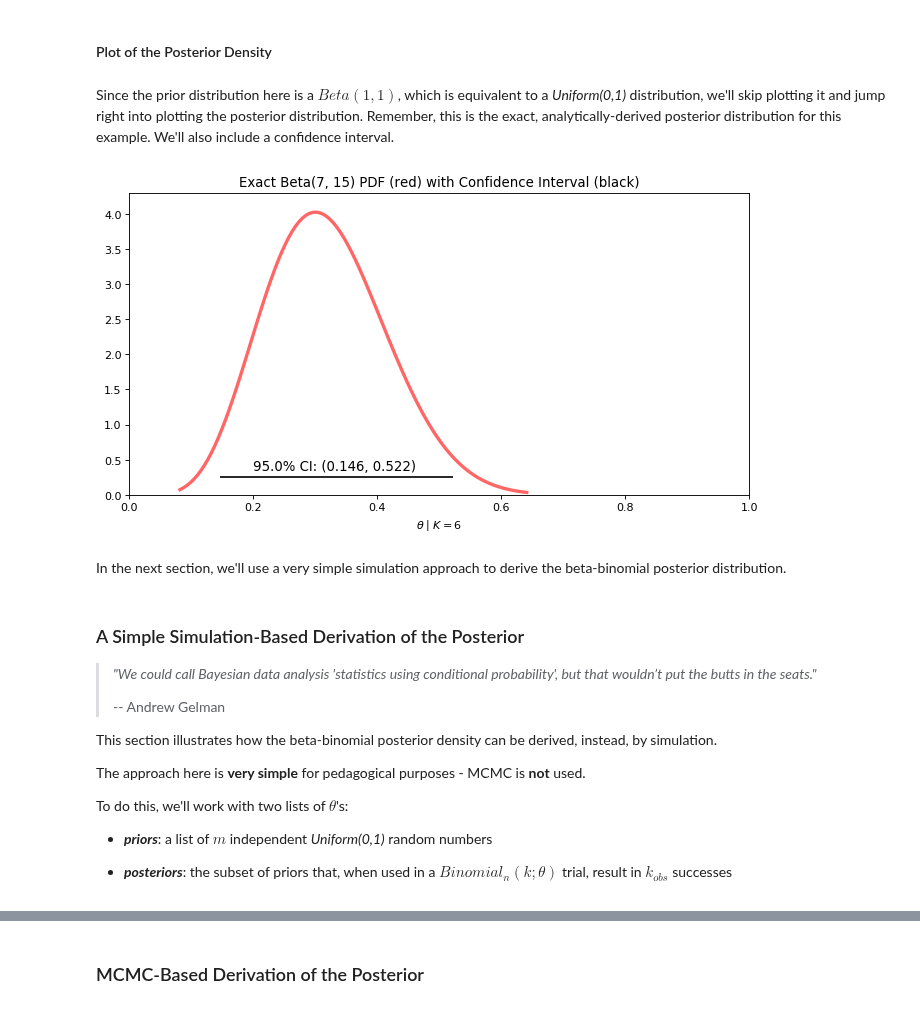
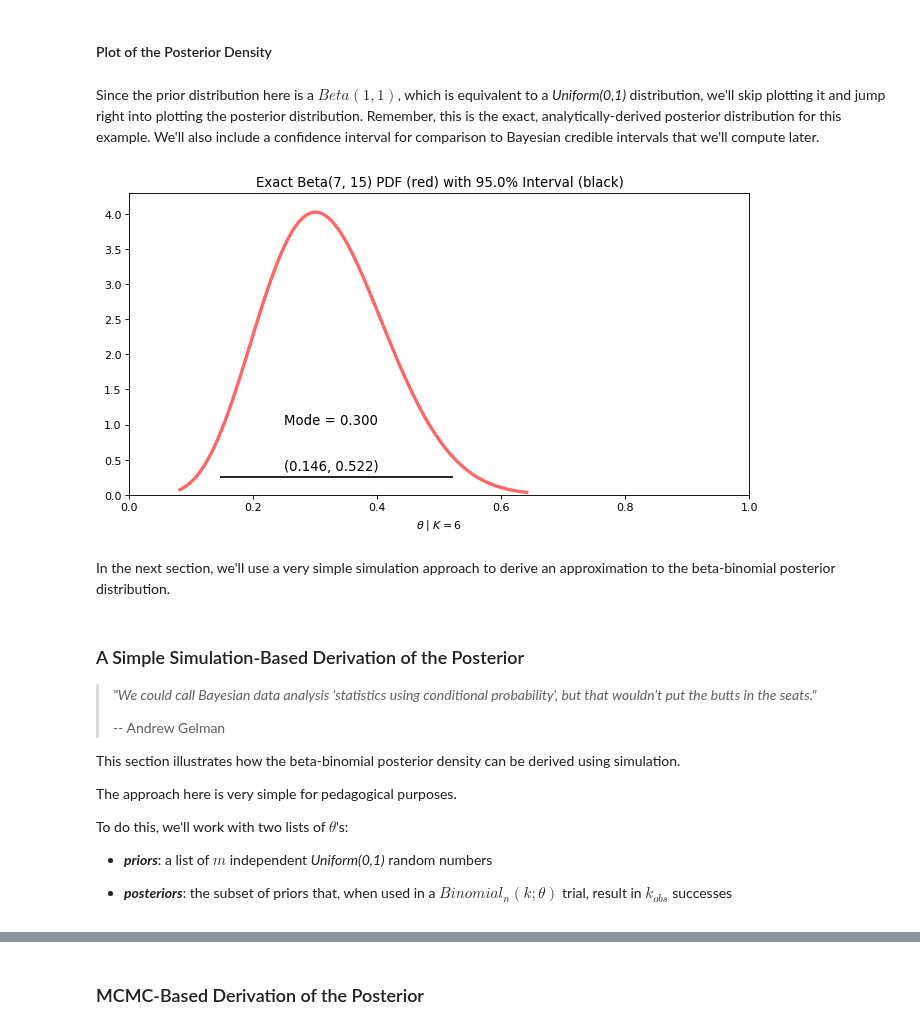
Before and after one commit to alreich/ipython-notebooks, a Jupyter notebook: Bayesian_Beta_Binomial_Example.ipynb, the cells around one changed output, grey strips where cells are left out. Cells and saved outputs as stored; diff of their text form; code cells hidden in the pictures.

```diff
--- a/Bayesian_Beta_Binomial_Example.ipynb
+++ b/Bayesian_Beta_Binomial_Example.ipynb
@@ -88,42 +88,47 @@ So, the posterior distribution is Beta(7, 15) = Beta(1 + 6, 1 + 20 - 6)
 # %% [markdown]
 #### Plot of the Posterior Density
 # %% [markdown]
-Since the prior distribution here is a $Beta(1,1)$, which is equivalent to a <i>Uniform(0,1)</i> distribution, we'll skip plotting it and jump right into plotting the posterior distribution.  Remember, this is the exact, analytically-derived posterior distribution for this example.  We'll also include a confidence interval.
+Since the prior distribution here is a $Beta(1,1)$, which is equivalent to a <i>Uniform(0,1)</i> distribution, we'll skip plotting it and jump right into plotting the posterior distribution.  Remember, this is the exact, analytically-derived posterior distribution for this example.  We'll also include a confidence interval for comparison to Bayesian credible intervals that we'll compute later.
 # %%
 from scipy.stats import uniform, binom, beta
 import numpy as np
 import matplotlib.pyplot as plt
 %matplotlib inline
 
+# Exact Beta mode
+beta_mode = (post_alpha - 1) / (post_alpha + post_beta - 2)
+mode_label = f"Mode = {beta_mode:0.3f}"
+
 # Exact Confidence Interval
 conf_int_size = 0.95
 p1 = (1 - conf_int_size)/2
 ci_low, ci_high = beta.ppf([p1, 1-p1], *posterior_beta_parameters)
-ci_label = f"{100 * conf_int_size:0.1f}% CI: ({ci_low:0.3f}, {ci_high:0.3f})"
+ci_label = f"({ci_low:0.3f}, {ci_high:0.3f})"
 
 x = np.linspace(beta.ppf(0.001, *posterior_beta_parameters),
                 beta.ppf(0.999, *posterior_beta_parameters), 100)
 fig=plt.figure(figsize=(10, 5), dpi= 80, facecolor='w', edgecolor='k')
 plt.xlabel(r"$\theta \mid K = $" + f"{k_obs}")
-plt.title(f"Exact Beta{posterior_beta_parameters} PDF (red) with Confidence Interval (black)")
+plt.title(f"Exact Beta{posterior_beta_parameters} PDF (red) with {100 * conf_int_size:0.1f}% Interval (black)")
 plt.xlim(0.0, 1.0)
 plt.ylim(0.0, 4.3)
 plt.hlines(0.25, ci_low, ci_high, colors='k', linestyles='solid')
-plt.text(0.2, 0.35, ci_label, color='k', fontsize='large')
+plt.text(0.25, 0.35, ci_label, color='k', fontsize='large')
+plt.text(beta_mode - 0.05, 1.0, mode_label, color='k', fontsize='large')
 _ = plt.plot(x, beta.pdf(x, *posterior_beta_parameters), 'r-', lw=3, alpha=0.6)
 # %% [output]
-[figure, old version]
+[figure, new version]
 # %% [markdown]
-In the next section, we'll use a very simple simulation approach to derive the beta-binomial posterior distribution.
+In the next section, we'll use a very simple simulation approach to derive an approximation to the beta-binomial posterior distribution.
 # %% [markdown]
 ### A Simple Simulation-Based Derivation of the Posterior
 
 > <i>"We could call Bayesian data analysis 'statistics using conditional probability', but that wouldn’t put the butts in the seats."</i>
 > <p>-- Andrew Gelman</p>
 
-This section illustrates how the beta-binomial posterior density can be derived, instead, by simulation.
+This section illustrates how the beta-binomial posterior density can be derived using simulation.
 
-The approach here is <b>very simple</b> for pedagogical purposes - MCMC is <b>not</b> used.
+The approach here is very simple for pedagogical purposes.
 
 To do this, we'll work with two lists of $\theta$'s:
 
```
Also changed, not shown: parts of 17 cells of this notebook, 1 other file.
